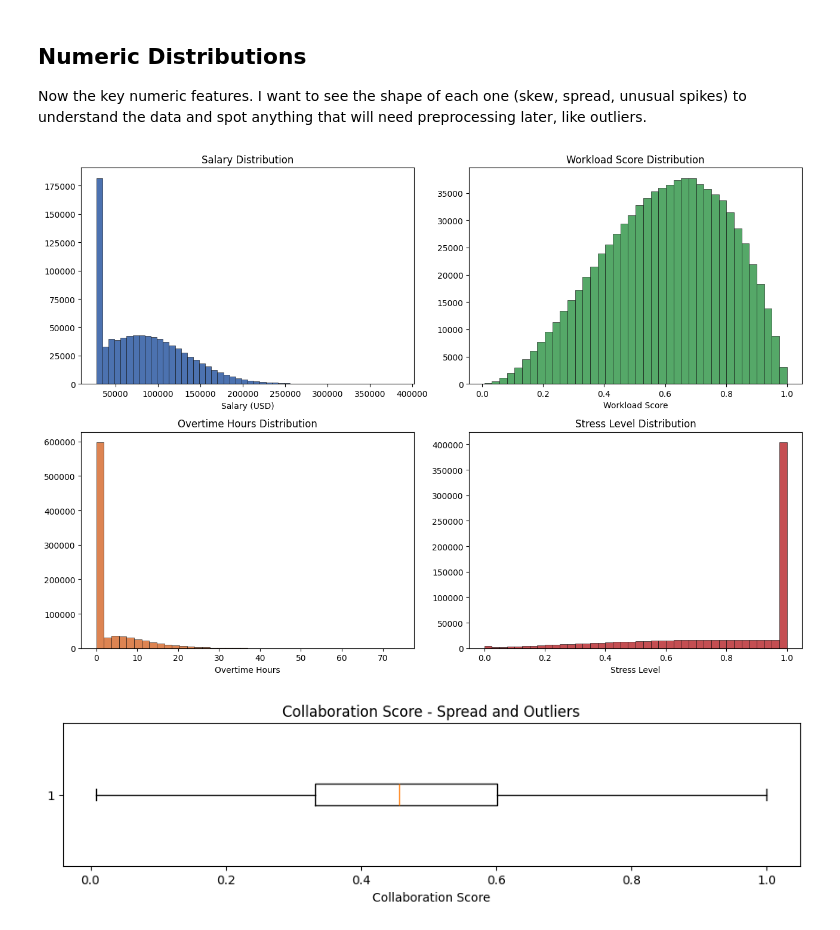
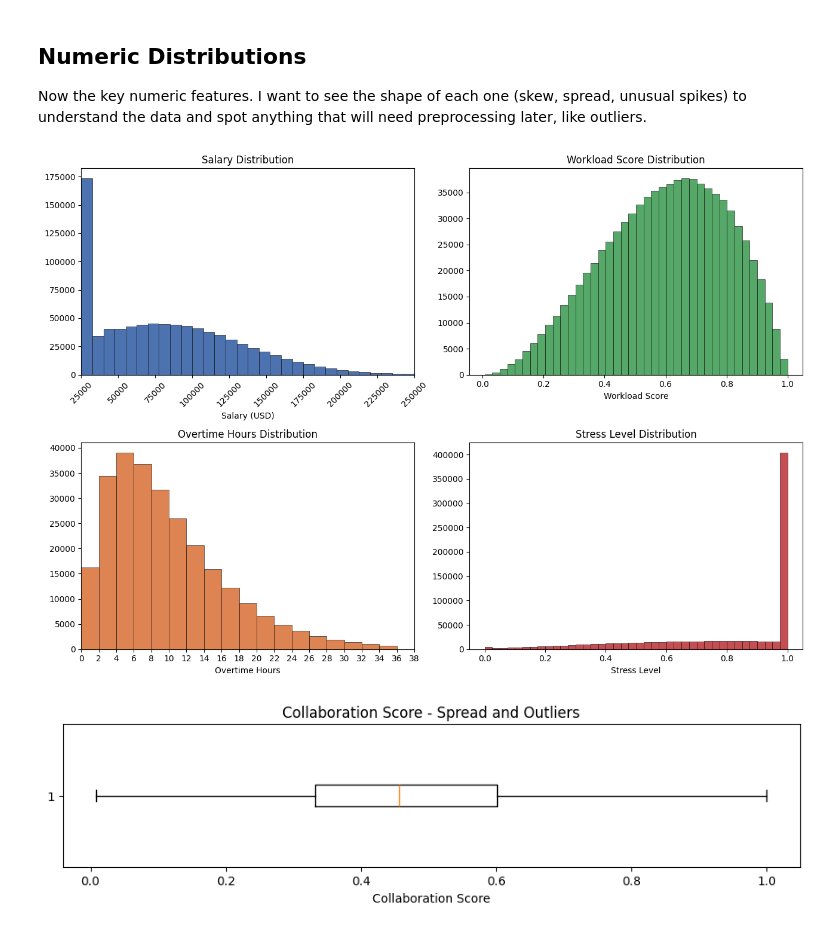
Before and after one commit to VasshanRaj/burnout-dashboard, a Jupyter notebook: CODE_FYP_TP070649_FINAL.ipynb, the cells around one changed output. Saved outputs shown, nothing was run; the diff lists cells and outputs as text; code cells hidden in the pictures.

```diff
--- a/CODE_FYP_TP070649_FINAL.ipynb
+++ b/CODE_FYP_TP070649_FINAL.ipynb
@@ -458,26 +458,34 @@ Now the key numeric features. I want to see the shape of each one (skew, spread,
 # %%
 # --- Distributions of key numeric features ---
 fig, axes = plt.subplots(2, 2, figsize=(13, 9))
 
 # Salary - expect right skew
-axes[0, 0].hist(df["salary"].dropna(), bins=50, edgecolor="black", linewidth=0.4, color="#4C72B0")
+axes[0, 0].hist(df["salary"].dropna(), bins=30, range=(25000, 250000),
+                edgecolor="black", linewidth=0.4, color="#4C72B0")
 axes[0, 0].set_title("Salary Distribution"); axes[0, 0].set_xlabel("Salary (USD)")
+axes[0, 0].set_xlim(25000, 250000); axes[0, 0].set_xticks(range(25000, 250001, 25000))
+axes[0, 0].tick_params(axis="x", rotation=45)
 
 # Workload score - expect bell-ish shape on 0-1
 axes[0, 1].hist(df["workload_score"].dropna(), bins=40, edgecolor="black", linewidth=0.4, color="#55A868")
 axes[0, 1].set_title("Workload Score Distribution"); axes[0, 1].set_xlabel("Workload Score")
 
-# Overtime hours - expect heavy right skew
-axes[1, 0].hist(df["overtime_hours"].dropna(), bins=40, edgecolor="black", linewidth=0.4, color="#DD8452")
+# Overtime hours - zoomed view excluding zero values
+overtime = df.loc[df["overtime_hours"] > 0, "overtime_hours"].dropna()
+
+axes[1, 0].hist(overtime, bins=np.arange(0, 38, 2),
+                edgecolor="black", linewidth=0.4, color="#DD8452")
 axes[1, 0].set_title("Overtime Hours Distribution"); axes[1, 0].set_xlabel("Overtime Hours")
+axes[1, 0].set_xlim(0, 38); axes[1, 0].set_xticks(np.arange(0, 39, 2))
 
 # Stress level - relevant since it's tied to burnout
-axes[1, 1].hist(df["stress_level"].dropna(), bins=40, edgecolor="black", linewidth=0.4, color="#C44E52")
+axes[1, 1].hist(df["stress_level"].dropna(), bins=40,
+                edgecolor="black", linewidth=0.4, color="#C44E52")
 axes[1, 1].set_title("Stress Level Distribution"); axes[1, 1].set_xlabel("Stress Level")
 
 plt.tight_layout(); plt.show()
 # %% [output]
-[figure, old version]
+[figure, new version]
 # %%
 # --- Collaboration score boxplot (to check spread and outliers) ---
 plt.figure(figsize=(9, 2.6))
```
Also changed, not shown: parts of 15 cells of this notebook.
